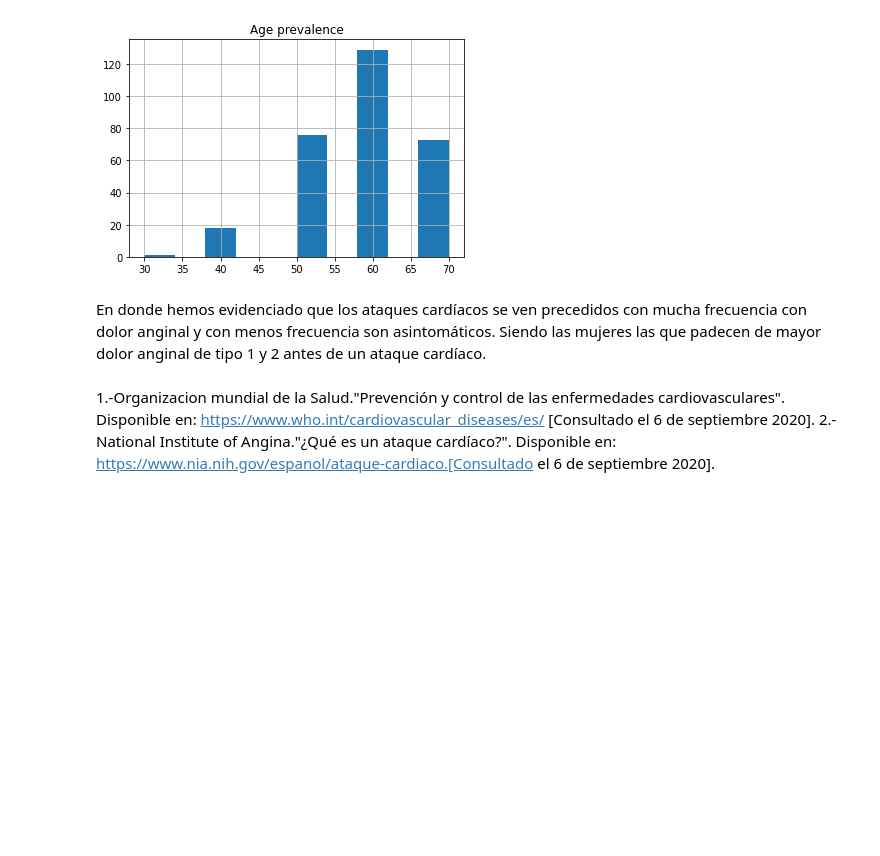
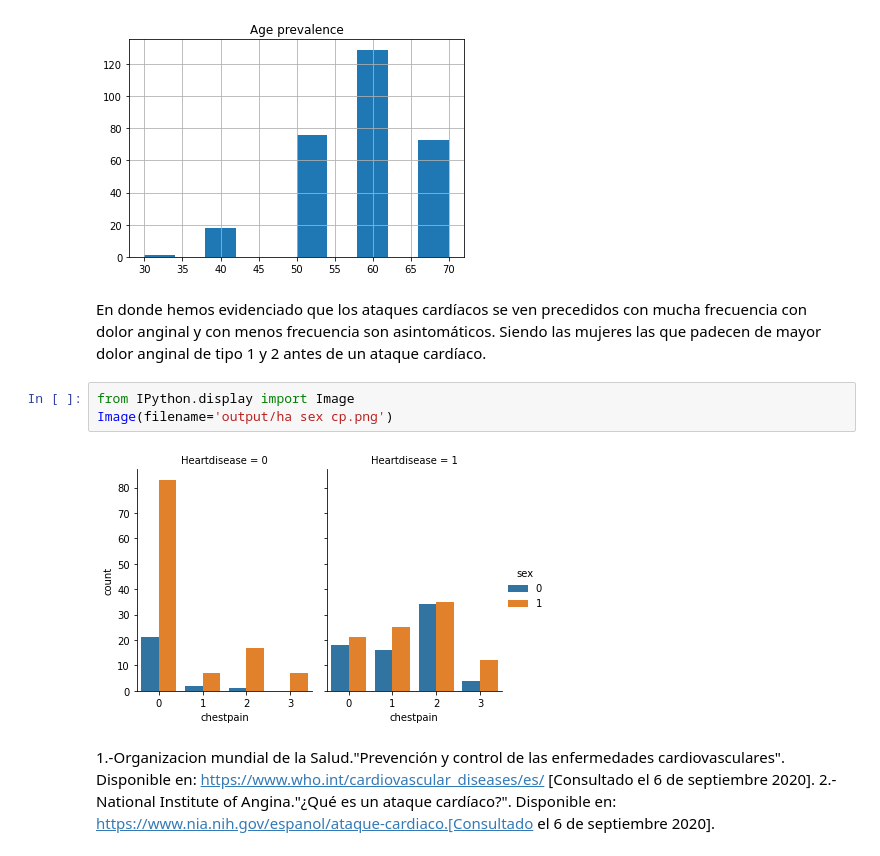
Before and after one commit to Joycelili/Heart-Attack-Project, a Jupyter notebook: Proyecto-Venta/Storytelling.ipynb, the cells around one changed output. Cells and saved outputs as stored; diff of their text form; blank space fills up the shorter version.

```diff
--- a/Proyecto-Venta/Storytelling.ipynb
+++ b/Proyecto-Venta/Storytelling.ipynb
@@ -47,6 +47,11 @@ Image(filename='output/edad.png')
 [figure]
 # %% [markdown]
 En donde hemos evidenciado que los ataques cardíacos se ven precedidos con mucha frecuencia con dolor anginal y con menos frecuencia son asintomáticos. Siendo las mujeres las que padecen de mayor dolor anginal de tipo 1 y 2 antes de un ataque cardíaco.
+# %%
+from IPython.display import Image
+Image(filename='output/ha sex cp.png')
+# %% [output]
+[figure, added]
 # %% [markdown]
 1.-Organizacion mundial de la Salud."Prevención y control de las enfermedades cardiovasculares". Disponible en: https://www.who.int/cardiovascular_diseases/es/ [Consultado el 6 de septiembre 2020].
 2.-National Institute of Angina."¿Qué es un ataque cardíaco?". Disponible en: https://www.nia.nih.gov/espanol/ataque-cardiaco.[Consultado el 6 de septiembre 2020].
```
Also changed, not shown: 2 other files.
